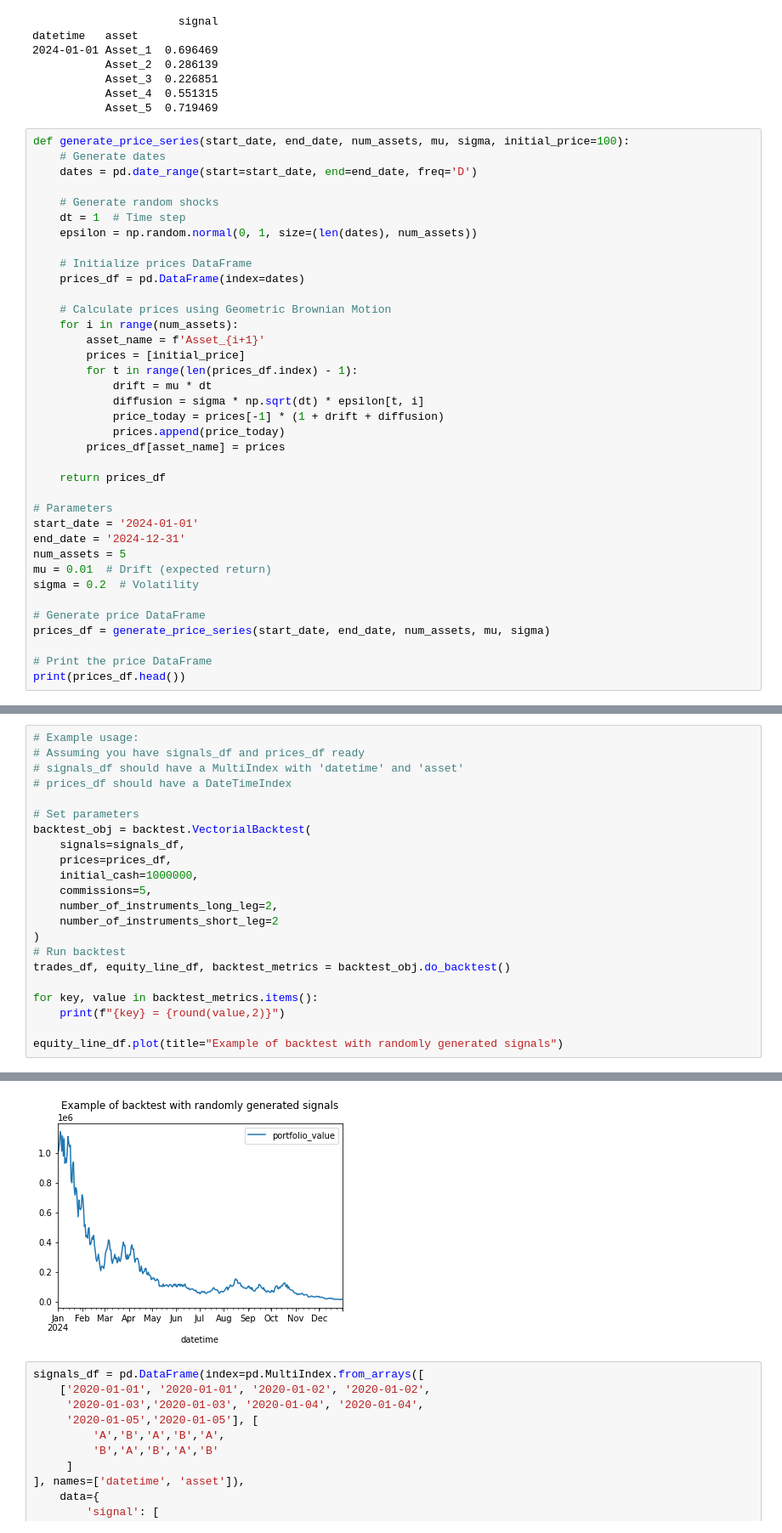
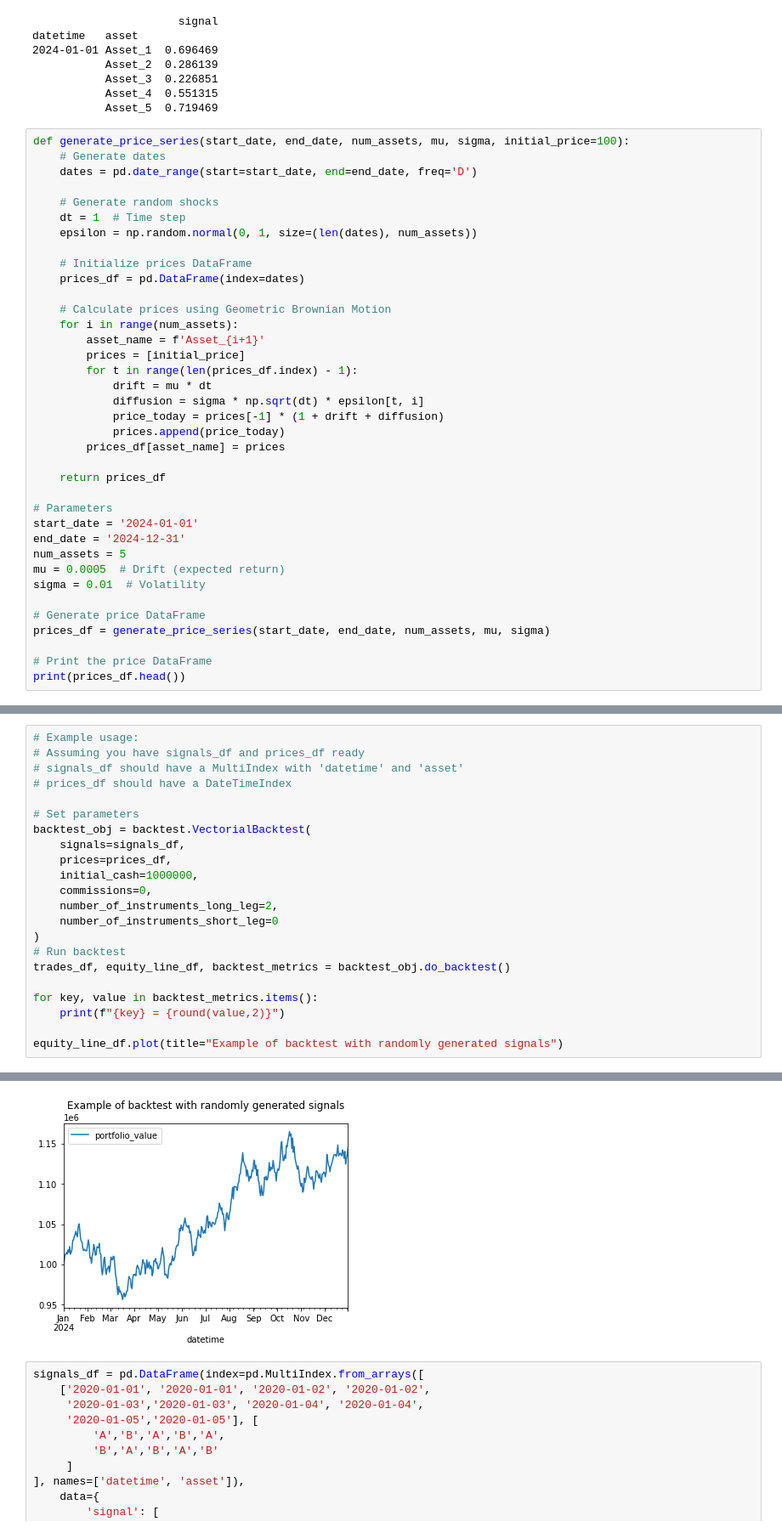
Before and after one commit to Peropero0/quantitative_finance_playground, a Jupyter notebook: notebooks/simple_vectorial_backtest/simple_vectorial_backtest.ipynb, the cells around one changed output, grey strips where cells are left out. Shown: that part at 85% size. Drawn from its saved outputs; the diff is of its cells as text.

```diff
--- a/notebooks/simple_vectorial_backtest/simple_vectorial_backtest.ipynb
+++ b/notebooks/simple_vectorial_backtest/simple_vectorial_backtest.ipynb
@@ -56,8 +56,8 @@ def generate_price_series(start_date, end_date, num_assets, mu, sigma, initial_p
 start_date = '2024-01-01'
 end_date = '2024-12-31'
 num_assets = 5
-mu = 0.01  # Drift (expected return)
-sigma = 0.2  # Volatility
+mu = 0.0005  # Drift (expected return)
+sigma = 0.01  # Volatility
 
 # Generate price DataFrame
 prices_df = generate_price_series(start_date, end_date, num_assets, mu, sigma)
@@ -82,9 +82,9 @@ backtest_obj = backtest.VectorialBacktest(
     signals=signals_df,
     prices=prices_df,
     initial_cash=1000000,
-    commissions=5,
+    commissions=0,
     number_of_instruments_long_leg=2,
-    number_of_instruments_short_leg=2
+    number_of_instruments_short_leg=0
 )
 # Run backtest
 trades_df, equity_line_df, backtest_metrics = backtest_obj.do_backtest()
@@ -103,5 +103,5 @@ calmar = -1.64
 <Axes: title={'center': 'Example of backtest with randomly generated signals'}, xlabel='datetime'>
-[figure, old version]
+[figure, new version]
 # %%
 signals_df = pd.DataFrame(index=pd.MultiIndex.from_arrays([
     ['2020-01-01', '2020-01-01', '2020-01-02', '2020-01-02',
```
Also changed, not shown: parts of 2 cells of this notebook.
